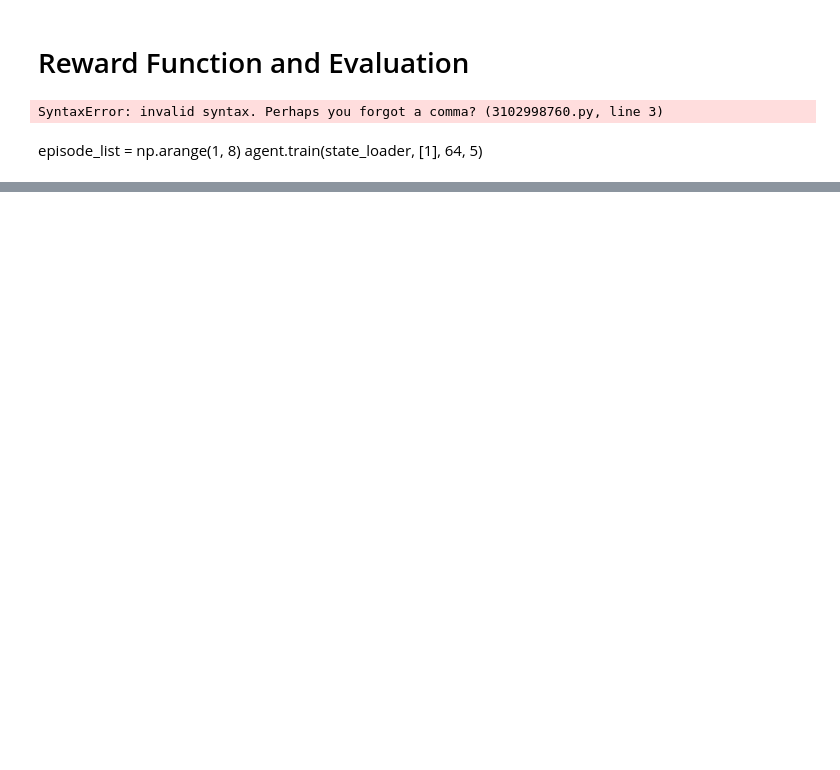
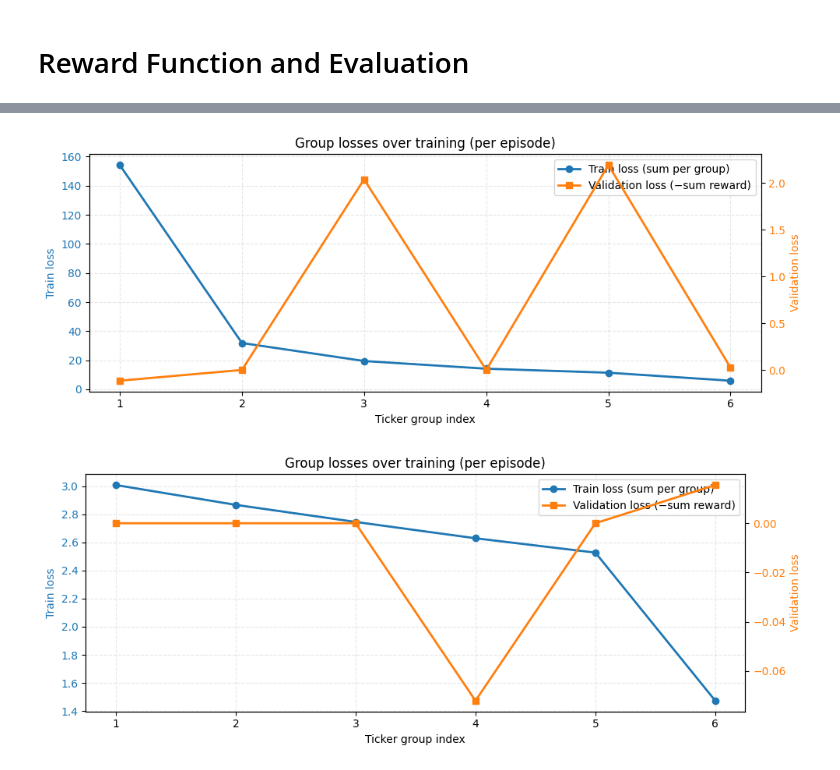
Before and after one commit to shh1v/ReinforceTrader, a Jupyter notebook: ReinforceTrader.ipynb, the cells around one changed output, grey strips where cells are left out. Saved outputs shown, nothing was run; the diff lists cells and outputs as text; code cells hidden in the pictures; blank space fills up the shorter version.

Commit message:
Modify jupyter notebook to test new FeatureBuilder and RLAgent implementation

```diff
--- a/ReinforceTrader.ipynb
+++ b/ReinforceTrader.ipynb
@@ -130,4 +102,6 @@ array([1.0460141e+00, 1.0464830e+00, 1.0043843e+00, 1.0202154e+00,
 # %%
 # Init the RL agent and DQN Model
 window_size = 26
-agent = RLAgent(window_size=window_size, num_features=(3, 8))
+num_motif_fetures = 3
+num_context_features = 9
+agent = RLAgent(window_size=window_size, num_features=(num_motif_fetures, num_context_features))
@@ -161,12 +120,14 @@ Dropped 0 tickers. 1 tickers left.
 # %%
 training_config = {
     'batch_size': 256,
-    'val_group_size': 5
+    'val_group_size': 5,
+    'replay_start_size': 5000,
+    'train_interval': 1,
+    'gradient_step_repeat': 2,
     'model_dir': 'model_checkpoints/',
     'plots_dir': 'plots/validation/'
 }
-# %% [output]
-SyntaxError: invalid syntax. Perhaps you forgot a comma? (3102998760.py, line 3)
-# %% [markdown]
-episode_list = np.arange(1, 8)
-agent.train(state_loader, [1], 64, 5)
+# %%
+episode_list = np.arange(1, 8)
+agent.train(state_loader, episode_list, training_config)
+# %% [output]
@@ -172,0 +151,2 @@ agent.train(state_loader, [1], 64, 5)
+[figure, added]
+[figure, added]
```
Also changed, not shown: parts of 10 cells of this notebook, 5 other files.
